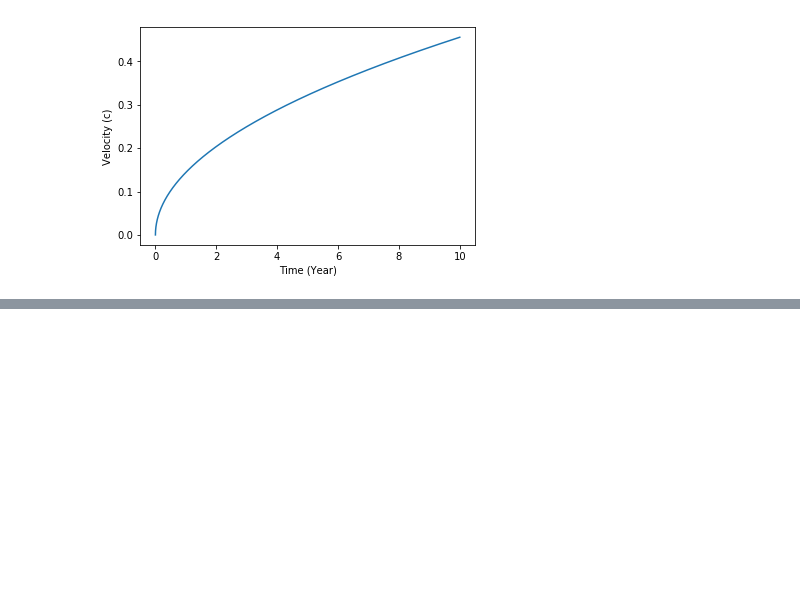
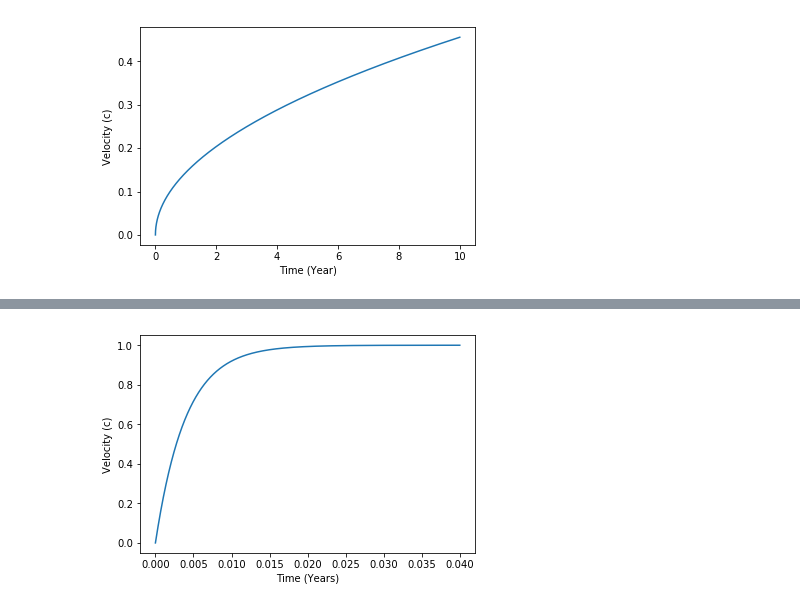
Before and after one commit to gfearnley1/Travelling-to-Alpha-Centauri, a Jupyter notebook: Wording the Problem.ipynb, the cells around one changed output, grey strips where cells are left out. Cells and saved outputs as stored; diff of their text form; code cells hidden in the pictures; blank space fills up the shorter version.

```diff
--- a/Wording the Problem.ipynb
+++ b/Wording the Problem.ipynb
@@ -172,0 +200,19 @@ pyplot.show()
+# %%
+def dV_dt(W, t):  # EoM of the catcher with the launcher right next to the catcher - no time mapping
+    #Here U is a vector such that x = U[0] and z = x dot = U[1]. This function should return [x dot, x double dot]
+    return[W[1], F_L * ( c - W[1]) / (m_0 * c)]
+
+W_ts = numpy.linspace(0, 0.04 * YEAR_S, 1e5)
+W_0 = [0, 0]
+Ws = odeint(dV_dt, V_0, W_ts)
+W_xs = Ws[:,0]
+W_vs = Ws[:,1]
+# %%
+pyplot.plot(W_ts / YEAR_S, W_vs / c)
+
+pyplot.xlabel('Time (Years)')
+pyplot.ylabel('Velocity (c)')
+
+pyplot.show()
+# %% [output]
+[figure, added]
```
Also changed, not shown: parts of 4 cells of this notebook.
